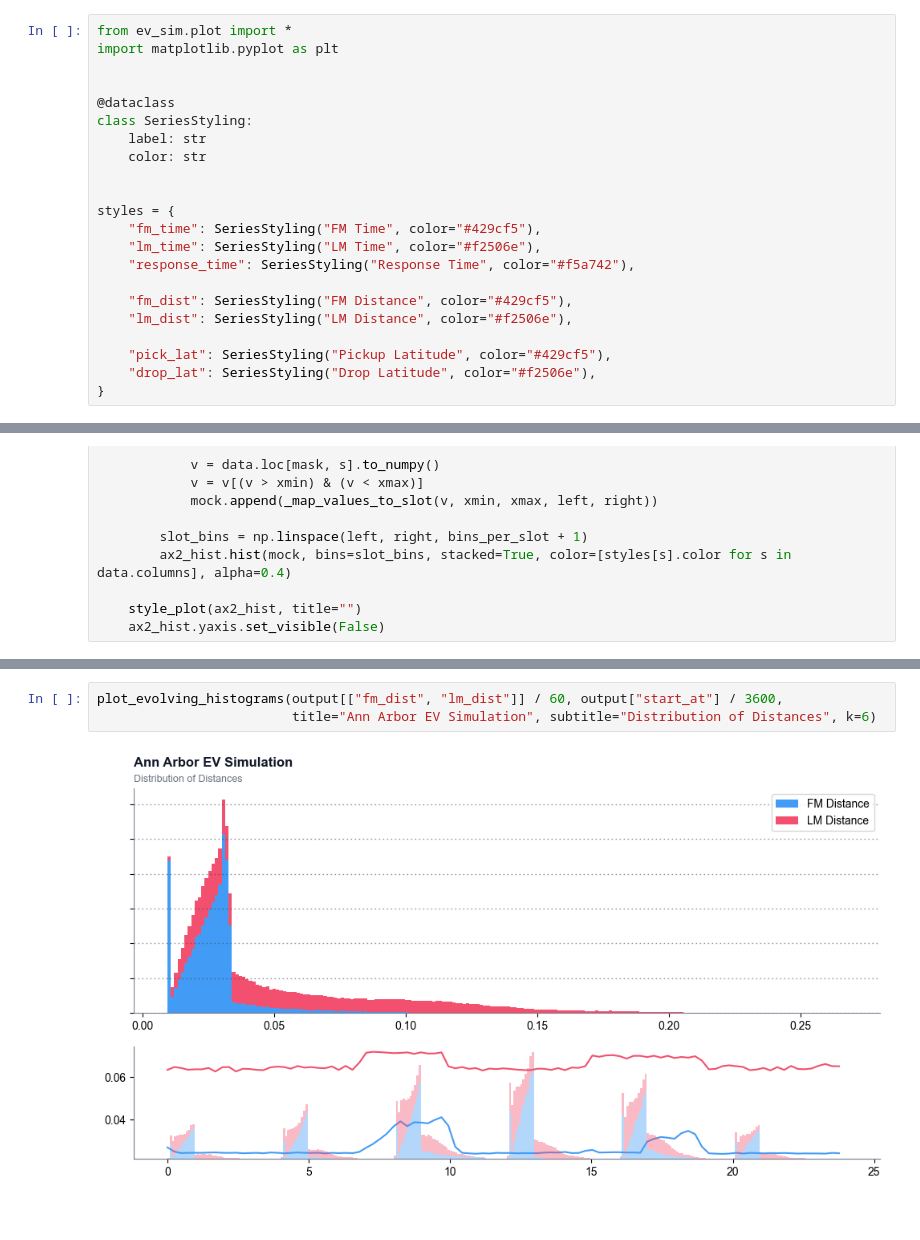
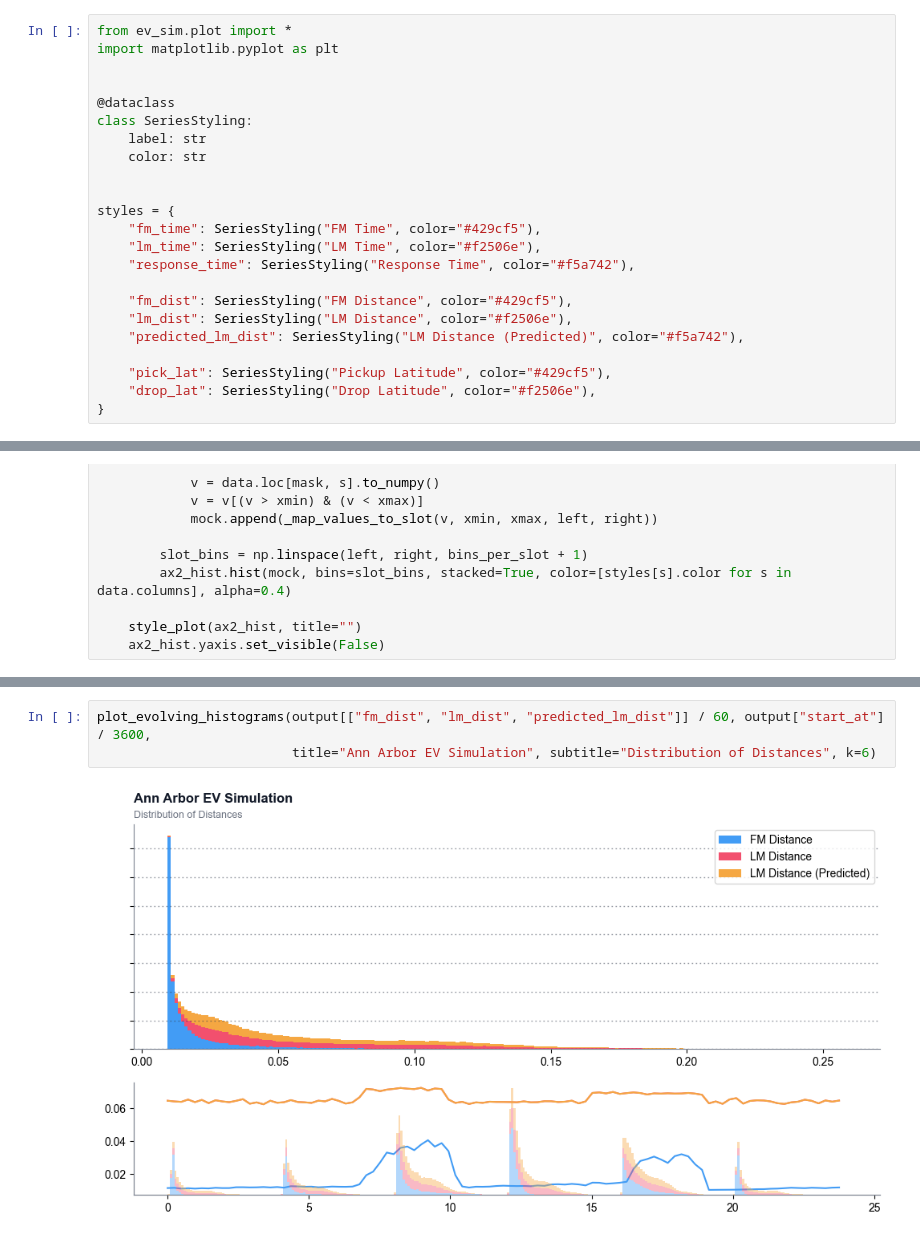
Before and after one commit to BhavyeMathur/av-sim, a Jupyter notebook: semcog.ipynb, the cells around one changed output, grey strips where cells are left out. Drawn from its saved outputs; the diff is of its cells as text.

```diff
--- a/semcog.ipynb
+++ b/semcog.ipynb
@@ -84,6 +82,7 @@ styles = {
 
     "fm_dist": SeriesStyling("FM Distance", color="#429cf5"),
     "lm_dist": SeriesStyling("LM Distance", color="#f2506e"),
+    "predicted_lm_dist": SeriesStyling("LM Distance (Predicted)", color="#f5a742"),
 
     "pick_lat": SeriesStyling("Pickup Latitude", color="#429cf5"),
     "drop_lat": SeriesStyling("Drop Latitude", color="#f2506e"),
@@ -171,5 +170,5 @@ plot_evolving_histograms(output[["response_time", "fm_time", "lm_time"]] / 60, o
 # %%
-plot_evolving_histograms(output[["fm_dist", "lm_dist"]] / 60, output["start_at"] / 3600,
+plot_evolving_histograms(output[["fm_dist", "lm_dist", "predicted_lm_dist"]] / 60, output["start_at"] / 3600,
                          title="Ann Arbor EV Simulation", subtitle="Distribution of Distances", k=6)
 # %% [output]
-[figure, old version]
+[figure, new version]
```
Also changed, not shown: parts of 3 cells of this notebook, 3 other files.
